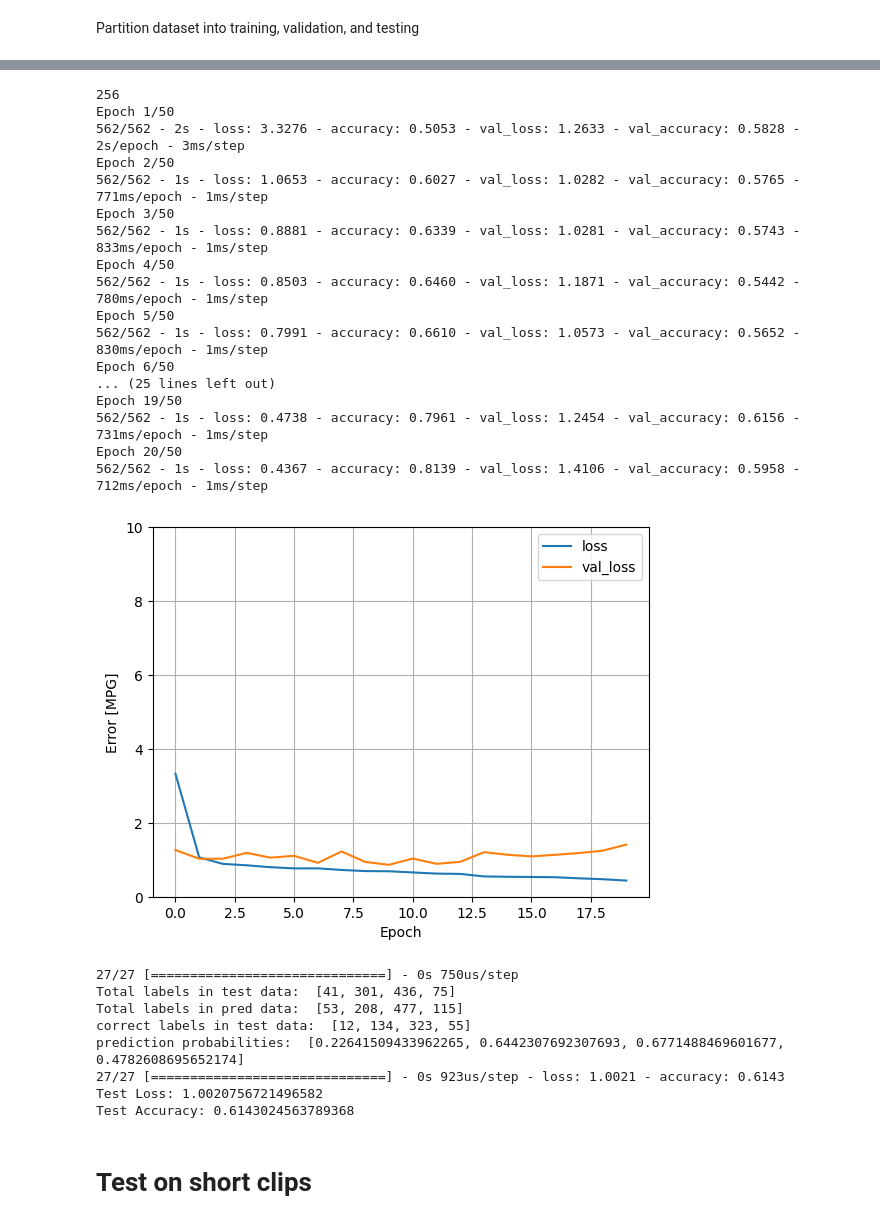
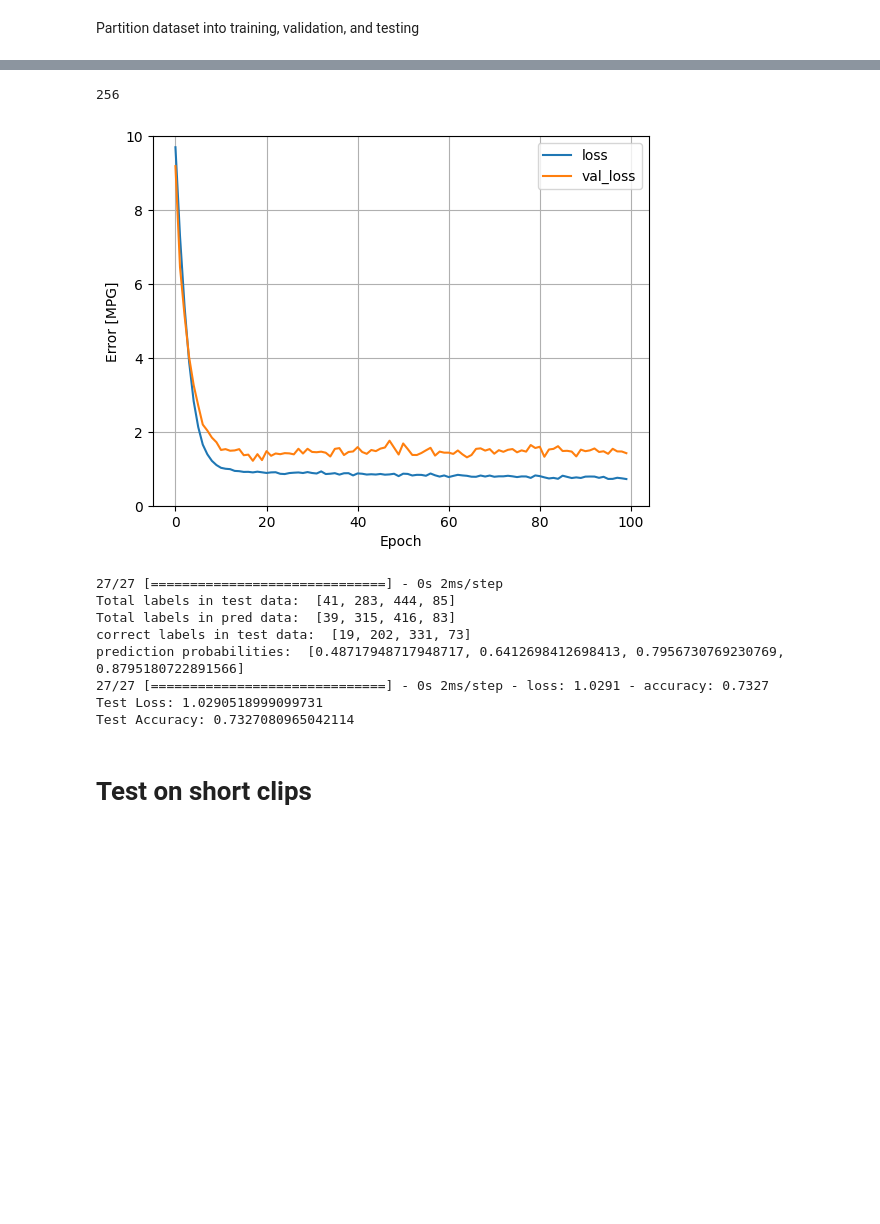
Before and after one commit to Purdue-Artificial-Intelligence-in-Music/Mus2Vid-code, a Jupyter notebook: src/genre/model/classical_year_model.ipynb, the cells around one changed output, grey strips where cells are left out. Saved outputs shown, nothing was run; the diff lists cells and outputs as text; code cells hidden in the pictures; blank space fills up the shorter version.

Commit message:
new genre model

```diff
--- a/src/genre/model/classical_year_model.ipynb
+++ b/src/genre/model/classical_year_model.ipynb
@@ -405,7 +405,7 @@ def get_matched_midi(audio, genres):
         print(str(iters) + "/" + str(len(audio)))
         iters += 1
 
-        midi_obj = predict(PROCESSED_AUDIO_FOLDER + audio[i]) # uses basic pitch to convert wav to MIDI
+        midi_obj = predict(PROCESSED_AUDIO_FOLDER + str(audio[i])) # uses basic pitch to convert wav to MIDI
         prettys.append(midi_obj)
 
     df = pd.DataFrame({'midi_obj': prettys, 'genre': genres})
@@ -418,7 +418,7 @@ if (not('audio_clips' in locals())): # load from pickle file if needed
 
 if (not('clip_genres' in locals())): # load from pickle file if needed
     with lzma.open(f"{UTIL_FOLDER}clip_genres.xz", "rb") as f:
-        audio_clips = pickle.load(f)
+        clip_genres = pickle.load(f)
 
 matched_midi_df = get_matched_midi(audio_clips, clip_genres)
 
@@ -768,12 +768,30 @@ num_features = training_features.shape[1]
 print(num_features)
 # Define the model architecture
 normalizer = keras.layers.BatchNormalization()
+
 model = keras.Sequential([
     # Input layer with 256 neurons (one for every feature) and ReLU activation
-    keras.layers.Dense(num_features, input_shape=(training_features.shape[1],), activation='relu'),
+    normalizer,
+    keras.layers.Dense(256, input_shape = (training_features.shape[1],), activation='gelu', kernel_regularizer='l2'),
+    keras.layers.BatchNormalization(),
+    keras.layers.Dropout(0.5),
 
-    # Hidden layer with 2/3 the neurons (https://shorturl.at/sBLWZ) and ReLU activation
-    keras.layers.Dense((num_features * 2/3), activation='relu'),
+    keras.layers.Dense(175, activation='gelu', kernel_regularizer='l2'),
+    keras.layers.BatchNormalization(),
+    keras.layers.Dropout(0.5),
+
+    keras.layers.Dense(175, activation='gelu', kernel_regularizer='l2'),
+    keras.layers.BatchNormalization(),
+    keras.layers.Dropout(0.5),
+
+    keras.layers.Dense(128, activation='gelu', kernel_regularizer='l2'),
+    keras.layers.BatchNormalization(),
+    keras.layers.Dropout(0.5),
+
+    keras.layers.Dense(90, activation='gelu', kernel_regularizer='l2'),
+    keras.layers.BatchNormalization(),
+    keras.layers.Dropout(0.5),
+
 
     # Output layer with num_classes neurons and softmax activation for multi-class classification
     keras.layers.Dense(num_classes, activation='softmax')
@@ -791,7 +809,7 @@ metrics=['accuracy']: The metric(s) to be evaluated during training and testing.
 Accuracy is a commonly used metric to assess the model's performance.
 """
 
-model.compile(optimizer="adam", loss='categorical_crossentropy', metrics=['accuracy'])
+model.compile(optimizer=keras.optimizers.Adam(.002), loss='categorical_crossentropy', metrics=['accuracy'])
 
 """
 training_features, train_labels: Input features and corresponding labels for model training.
@@ -814,9 +832,7 @@ val_labels_encoded = to_categorical(validation_labels)
 
 history = model.fit(x=training_features, y=train_labels_encoded,
                     validation_data=(validation_features, val_labels_encoded),
-                    batch_size=10, epochs=50, verbose=2,
-                    callbacks=[keras.callbacks.EarlyStopping(monitor='val_loss', patience=10),
-                               keras.callbacks.ModelCheckpoint('best_model.h5', save_best_only=True)])
+                    batch_size=128, epochs=100, verbose=0,)
 
 # Plot loss in training and validation data throught epochs of the NN
 plt.plot(history.history['loss'], label='loss')
@@ -829,65 +845,49 @@ plt.grid(True)
 plt.show()
 
 # Save the entire model to an h5 file
-model.save(f"{UTIL_FOLDER}my_model.h5")
+model.save(f"{UTIL_FOLDER}genre_model.keras")
 
 # Use the loaded model for prediction
 real_labels = [0,0,0,0]
 predicted_labels = [0,0,0,0]
 correct = [0,0,0,0]
 
 preds = model.predict(test_features)
 
 # Print predictions in test data (optional)
 for i in range(len(test_labels)):
     real = test_labels[i]
     prediction = np.argmax(preds[i])
     real_labels[real] += 1
     predicted_labels[prediction] += 1
 
     # print("Label:      " + str(real))
     # print("Prediction: " + str(prediction))
 
     if (real == prediction):
         correct[real] += 1
 
 print("Total labels in test data: ", real_labels)
 print("Total labels in pred data: ", predicted_labels)
 print("correct labels in test data: ", correct)
 probabilities = [i / j for i, j in zip(correct, predicted_labels)]
 print("prediction probabilities: ", probabilities) # Probability that a class is correcly predicted
 
 # Evaluate the model on the test set
 test_loss, test_accuracy = model.evaluate(test_features, to_categorical(test_labels))
 print("Test Loss:", test_loss)
 print("Test Accuracy:", test_accuracy)
 # %% [output]
 256
-Epoch 1/50
-562/562 - 2s - loss: 3.3276 - accuracy: 0.5053 - val_loss: 1.2633 - val_accuracy: 0.5828 - 2s/epoch - 3ms/step
-Epoch 2/50
-562/562 - 1s - loss: 1.0653 - accuracy: 0.6027 - val_loss: 1.0282 - val_accuracy: 0.5765 - 771ms/epoch - 1ms/step
-Epoch 3/50
-562/562 - 1s - loss: 0.8881 - accuracy: 0.6339 - val_loss: 1.0281 - val_accuracy: 0.5743 - 833ms/epoch - 1ms/step
-Epoch 4/50
-562/562 - 1s - loss: 0.8503 - accuracy: 0.6460 - val_loss: 1.1871 - val_accuracy: 0.5442 - 780ms/epoch - 1ms/step
-Epoch 5/50
-562/562 - 1s - loss: 0.7991 - accuracy: 0.6610 - val_loss: 1.0573 - val_accuracy: 0.5652 - 830ms/epoch - 1ms/step
-Epoch 6/50
-... (25 lines left out)
-Epoch 19/50
-562/562 - 1s - loss: 0.4738 - accuracy: 0.7961 - val_loss: 1.2454 - val_accuracy: 0.6156 - 731ms/epoch - 1ms/step
-Epoch 20/50
-562/562 - 1s - loss: 0.4367 - accuracy: 0.8139 - val_loss: 1.4106 - val_accuracy: 0.5958 - 712ms/epoch - 1ms/step
-[figure, old version]
+[figure, new version]
-27/27 [==============================] - 0s 750us/step
-Total labels in test data:  [41, 301, 436, 75]
-Total labels in pred data:  [53, 208, 477, 115]
-correct labels in test data:  [12, 134, 323, 55]
-prediction probabilities:  [0.22641509433962265, 0.6442307692307693, 0.6771488469601677, 0.4782608695652174]
-27/27 [==============================] - 0s 923us/step - loss: 1.0021 - accuracy: 0.6143
-Test Loss: 1.0020756721496582
-Test Accuracy: 0.6143024563789368
+27/27 [==============================] - 0s 2ms/step
+Total labels in test data:  [41, 283, 444, 85]
+Total labels in pred data:  [39, 315, 416, 83]
+correct labels in test data:  [19, 202, 331, 73]
+prediction probabilities:  [0.48717948717948717, 0.6412698412698413, 0.7956730769230769, 0.8795180722891566]
+27/27 [==============================] - 0s 2ms/step - loss: 1.0291 - accuracy: 0.7327
+Test Loss: 1.0290518999099731
+Test Accuracy: 0.7327080965042114
 # %% [markdown]
 # Test on short clips
 # %% [markdown]
```
Also changed, not shown: parts of 2 cells of this notebook, 4 other files.
